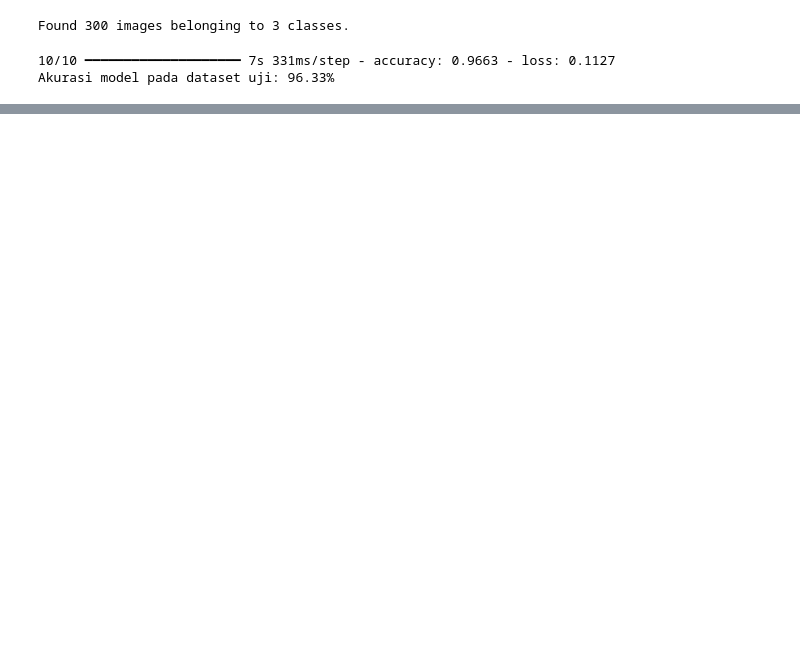
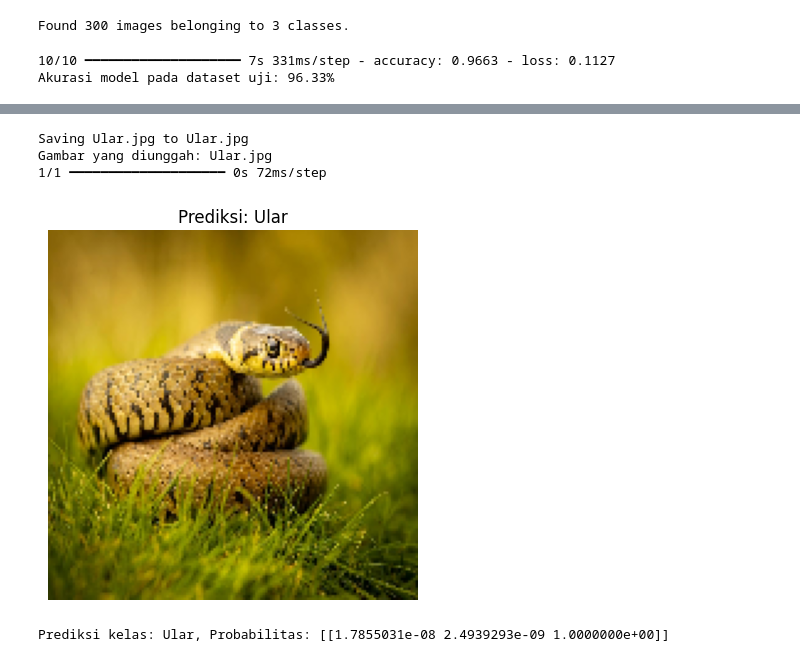
Before and after one commit to MeakhelG/Proyek-Pengembangan-Klasifikasi-Gambar, a Jupyter notebook: notebook.ipynb, the cells around one changed output, grey strips where cells are left out. Cells and saved outputs as stored; diff of their text form; code cells hidden in the pictures; blank space fills up the shorter version.

```diff
--- a/notebook.ipynb
+++ b/notebook.ipynb
@@ -546,0 +522,20 @@ Prediksi kelas: Ular, Probabilitas: [[1.7855031e-08 2.4939293e-09 1.0000000e+00]
+# %%
+# Unggah file gambar dari komputer
+uploaded = files.upload()
+
+# Ambil nama file yang diunggah
+image_path = list(uploaded.keys())[0]
+print(f"Gambar yang diunggah: {image_path}")
+
+# Lakukan prediksi
+img, predicted_label, prediction = predict_uploaded_image(image_path, model)
+
+# Tampilkan gambar dengan hasil prediksi
+plt.imshow(img)  # Tampilkan gambar
+plt.axis("off")  # Hilangkan axis
+plt.title(f"Prediksi: {predicted_label}")  # Tambahkan hasil prediksi sebagai judul
+plt.show()
+
+# Tampilkan detail probabilitas
+print(f"Prediksi kelas: {predicted_label}, Probabilitas: {prediction}")
+# %% [output]
@@ -546,0 +543,5 @@ Prediksi kelas: Ular, Probabilitas: [[1.7855031e-08 2.4939293e-09 1.0000000e+00]
+Saving Ular.jpg to Ular.jpg
+Gambar yang diunggah: Ular.jpg
+1/1 ━━━━━━━━━━━━━━━━━━━━ 0s 72ms/step
+[figure, added]
+Prediksi kelas: Ular, Probabilitas: [[1.7855031e-08 2.4939293e-09 1.0000000e+00]]
```
Also changed, not shown: parts of 6 cells of this notebook, 1 other file.
